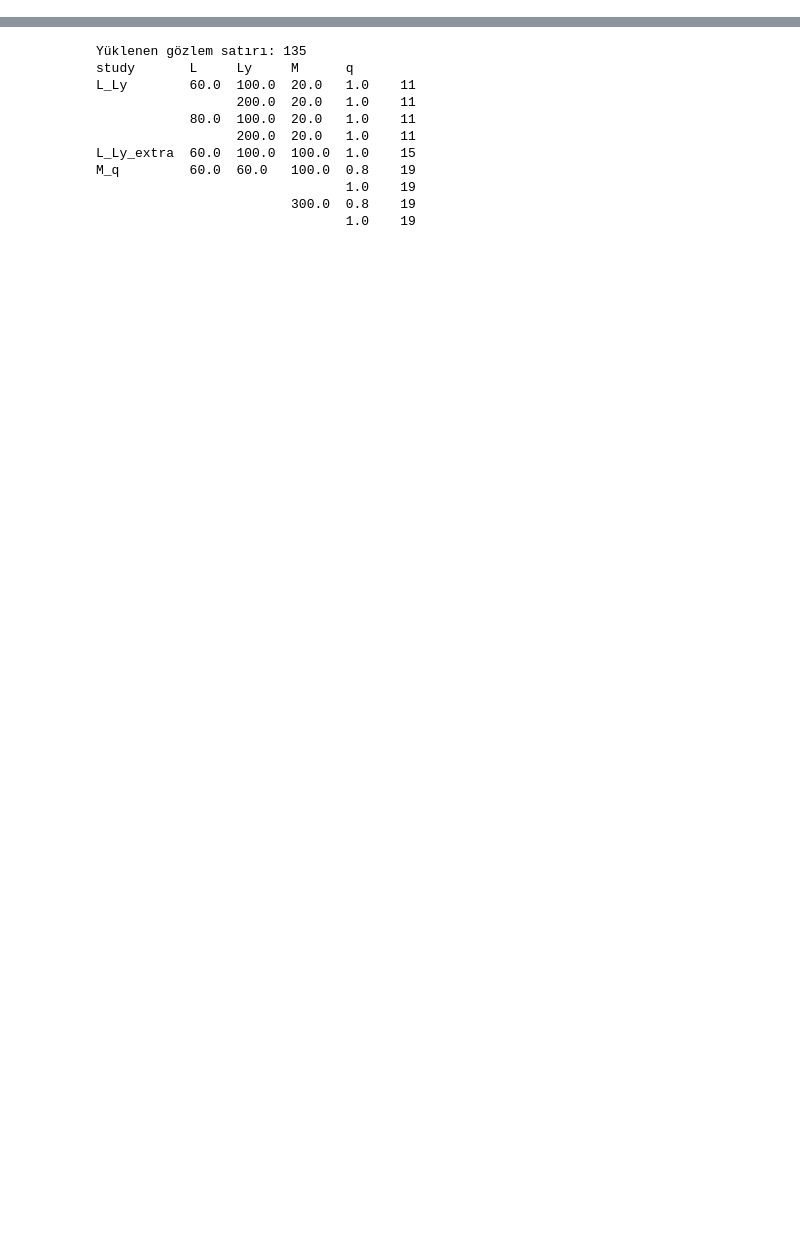
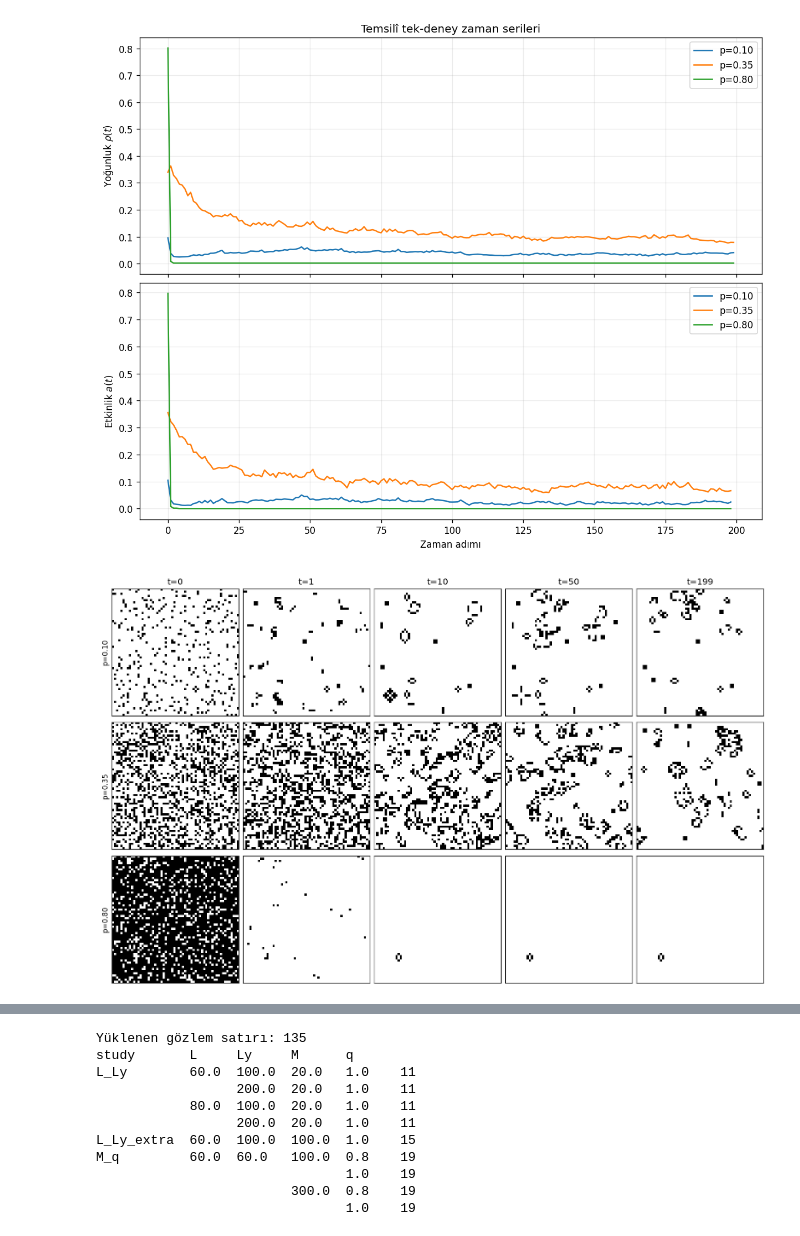
Before and after one commit to yildizaliyigit067-dotcom/CA, a Jupyter notebook: 05_random_initial_conditions.ipynb, the cells around one changed output, grey strips where cells are left out. Drawn from its saved outputs; the diff is of its cells as text; code cells hidden in the pictures; blank space fills up the shorter version.

```diff
--- a/05_random_initial_conditions.ipynb
+++ b/05_random_initial_conditions.ipynb
@@ -12,0 +502,40 @@ q=1 standart B3/S23 Life, q=0,8 ise yalnızca doğum kuralının olasılıksal y
+# %%
+example_p_values = [0.10, 0.35, 0.80]
+example_steps = 200
+example_size = 60
+example_histories = {}
+
+for p in example_p_values:
+    initial = random_grid(
+        example_size, p, np.random.default_rng(1000 + int(100 * p))
+    )
+    example_histories[p] = simulate_life(initial, example_steps)
+
+fig, axes = plt.subplots(2, 1, figsize=(10, 8), sharex=True, constrained_layout=True)
+for p, history in example_histories.items():
+    axes[0].plot(density_time_series(history), label=f"p={p:.2f}")
+    axes[1].plot(activity_time_series(history), label=f"p={p:.2f}")
+
+axes[0].set(ylabel=r"Yoğunluk $\rho(t)$", title="Temsilî tek-deney zaman serileri")
+axes[1].set(xlabel="Zaman adımı", ylabel=r"Etkinlik $a(t)$")
+for ax in axes:
+    ax.grid(alpha=0.25)
+    ax.legend()
+plt.show()
+
+frames = [0, 1, 10, 50, 199]
+fig, axes = plt.subplots(len(example_p_values), len(frames), figsize=(13, 8), constrained_layout=True)
+for row, p in enumerate(example_p_values):
+    for col, t in enumerate(frames):
+        ax = axes[row, col]
+        ax.imshow(example_histories[p][t], interpolation="nearest", vmin=0, vmax=1)
+        if row == 0:
+            ax.set_title(f"t={t}")
+        if col == 0:
+            ax.set_ylabel(f"p={p:.2f}")
+        ax.set_xticks([])
+        ax.set_yticks([])
+plt.show()
+# %% [output]
+[figure, added]
+[figure, added]
```
Also changed, not shown: parts of 56 cells of this notebook.
